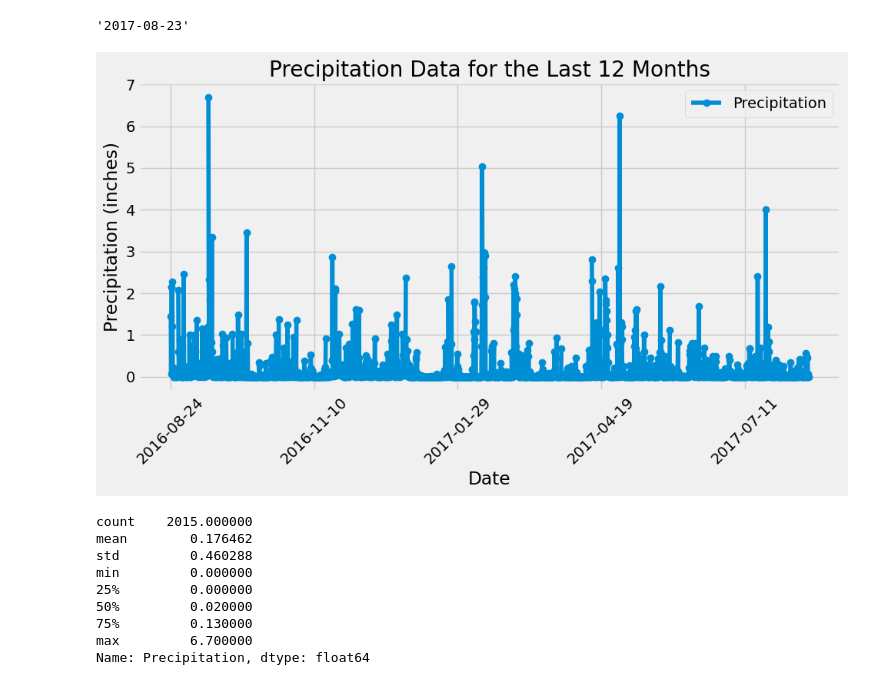
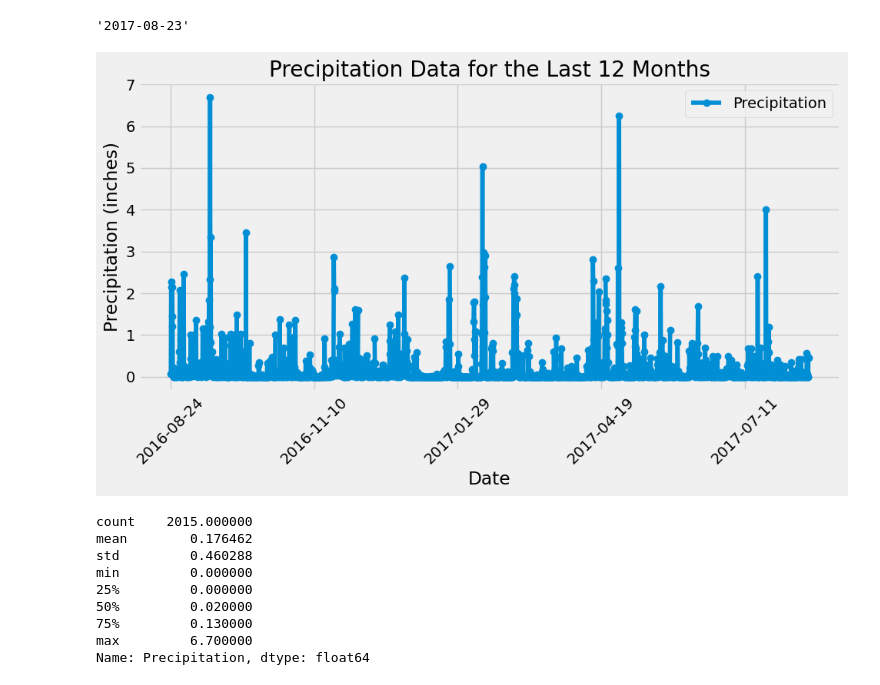
Before and after one commit to DanOMearaWD/sqlalchemy-challenge, a Jupyter notebook: SurfsUp/climate_starter.ipynb, the cells around one changed output. Cells and saved outputs as stored; diff of their text form; code cells hidden in the pictures.

```diff
--- a/SurfsUp/climate_starter.ipynb
+++ b/SurfsUp/climate_starter.ipynb
@@ -65,35 +65,35 @@ from datetime import datetime, timedelta
 import matplotlib.pyplot as plt
 import pandas as pd
 # Design a query to retrieve the last 12 months of precipitation data and plot the results.
 # Starting from the most recent data point in the database.
 
 # Calculate the date one year from the last date in data set.
 twelve_months_ago = datetime.strptime(measurement_most_recent_date, '%Y-%m-%d') - timedelta(days=365)
 
 # Perform a query to retrieve the data and precipitation scores
 precipitation_data_12mo = session.query(measurement.date, measurement.prcp)\
     .filter(measurement.date >= twelve_months_ago)\
-    .order_by(desc(measurement.date))\
+    .order_by(measurement.date)\
     .all()
 
 # Save the query results as a Pandas DataFrame. Explicitly set the column names
 precipitation_df = pd.DataFrame(precipitation_data_12mo, columns=['Date', 'Precipitation'])
 
 # Sort the dataframe by date
 precipitation_df.sort_values(by='Date', ascending=True, inplace=True)
 precipitation_df.reset_index(drop=True, inplace=True)
 
 # Use Pandas Plotting with Matplotlib to plot the data
 precipitation_df.plot(x='Date', y='Precipitation', kind='line', figsize=(10, 6), marker='o')
 plt.title('Precipitation Data for the Last 12 Months')
 plt.xlabel('Date')
 plt.ylabel('Precipitation (inches)')
 plt.xticks(rotation=45)
 plt.grid(True)
 plt.tight_layout()
 plt.show()
 # %% [output]
-[figure, old version]
+[figure, new version]
 # %%
 # Use Pandas to calculate the summary statistics for the precipitation data
 precipitation_df['Precipitation'].describe()
```
Also changed, not shown: parts of 1 cell of this notebook, 1 other file.
